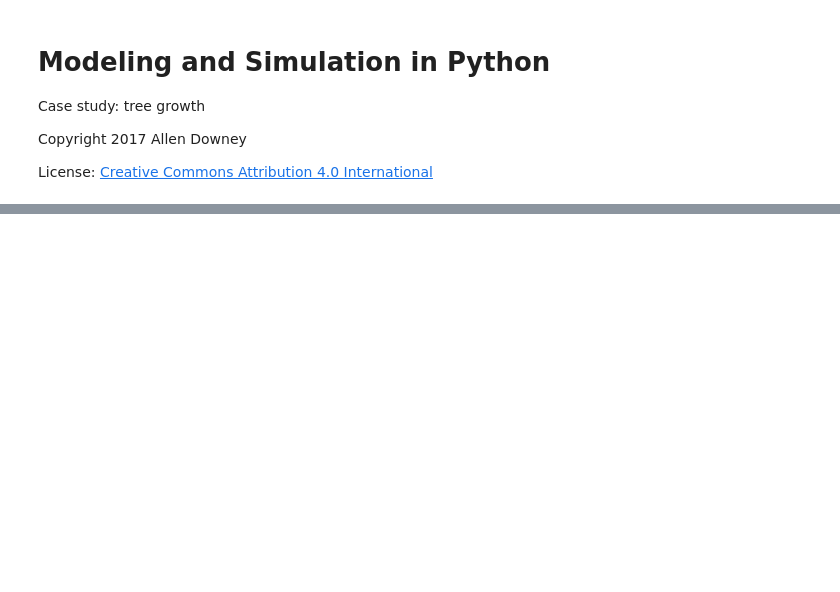
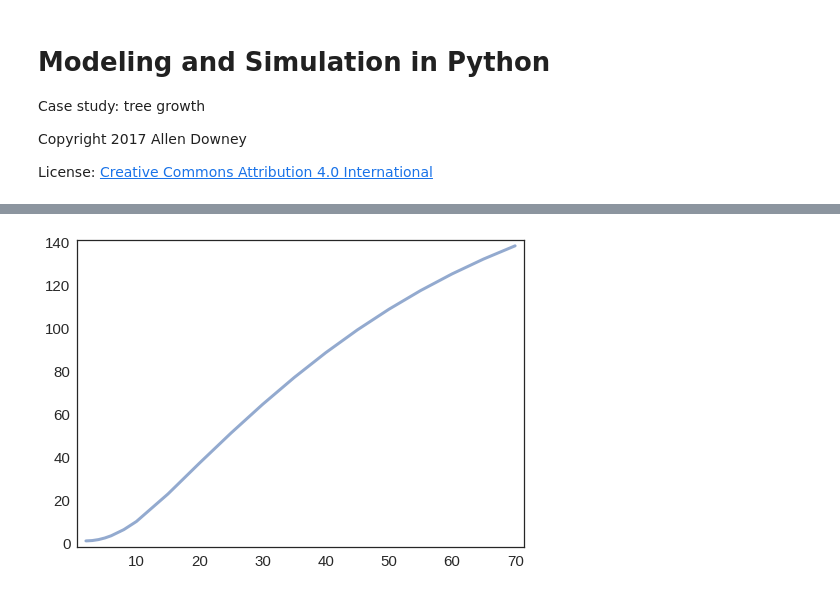
Before and after one commit to AllenDowney/ModSimPy, a Jupyter notebook: code/trees.ipynb, the cells around one changed output, grey strips where cells are left out. Drawn from its saved outputs; the diff is of its cells as text; code cells hidden in the pictures; blank space fills up the shorter version.

```diff
--- a/code/trees.ipynb
+++ b/code/trees.ipynb
@@ -28,0 +21,8 @@ area = pow(height, 2.0)
+# %%
+years = [2, 3, 4, 5, 6, 8, 10, 15, 20, 25, 30,
+         35, 40, 45, 50, 55, 60, 65, 70]
+# %%
+site65 = Series([1.4, 1.56, 2.01, 2.76, 3.79, 6.64, 10.44,
+                 23.26, 37.65, 51.66, 65.00, 77.50, 89.07,
+                 99.66, 109.28, 117.96, 125.74, 132.68, 138.84],
+               index=years)
@@ -28,0 +34,6 @@ area = pow(height, 2.0)
+# %%
+site = site65
+# %%
+plot(site)
+# %% [output]
+[figure, added]
```
Also changed, not shown: parts of 160 cells of this notebook.
